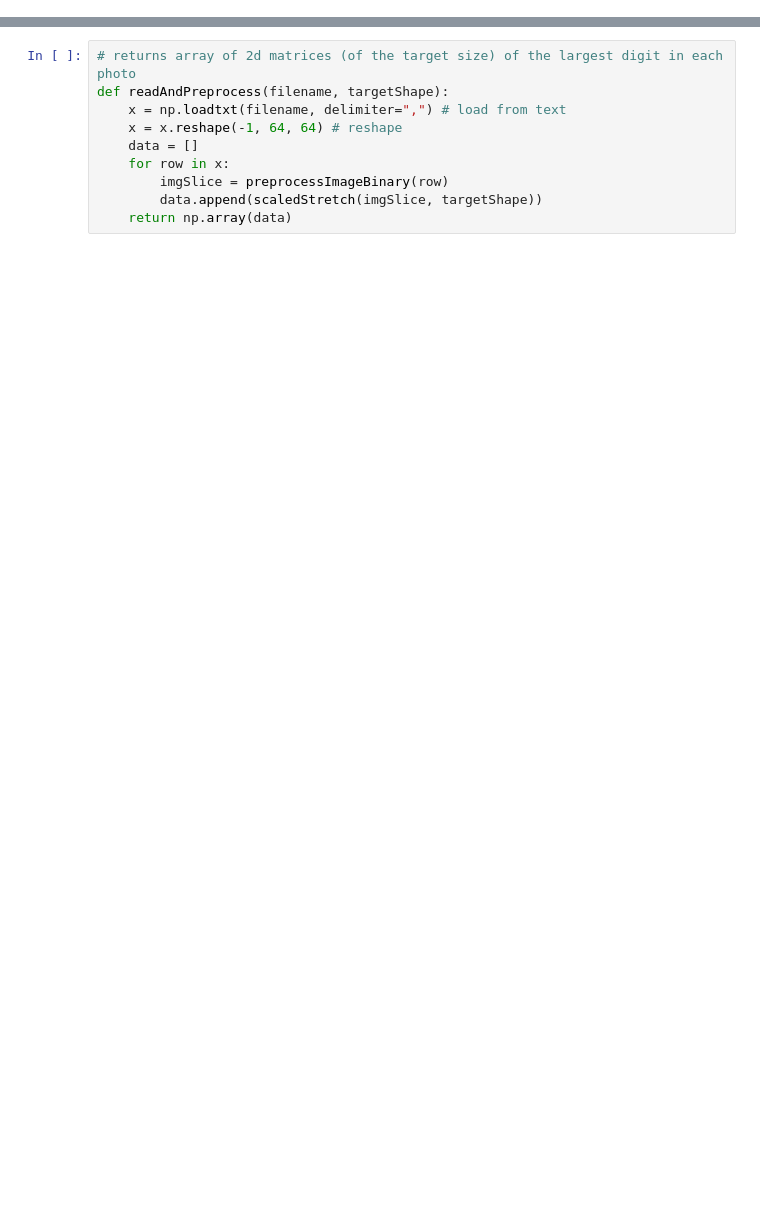
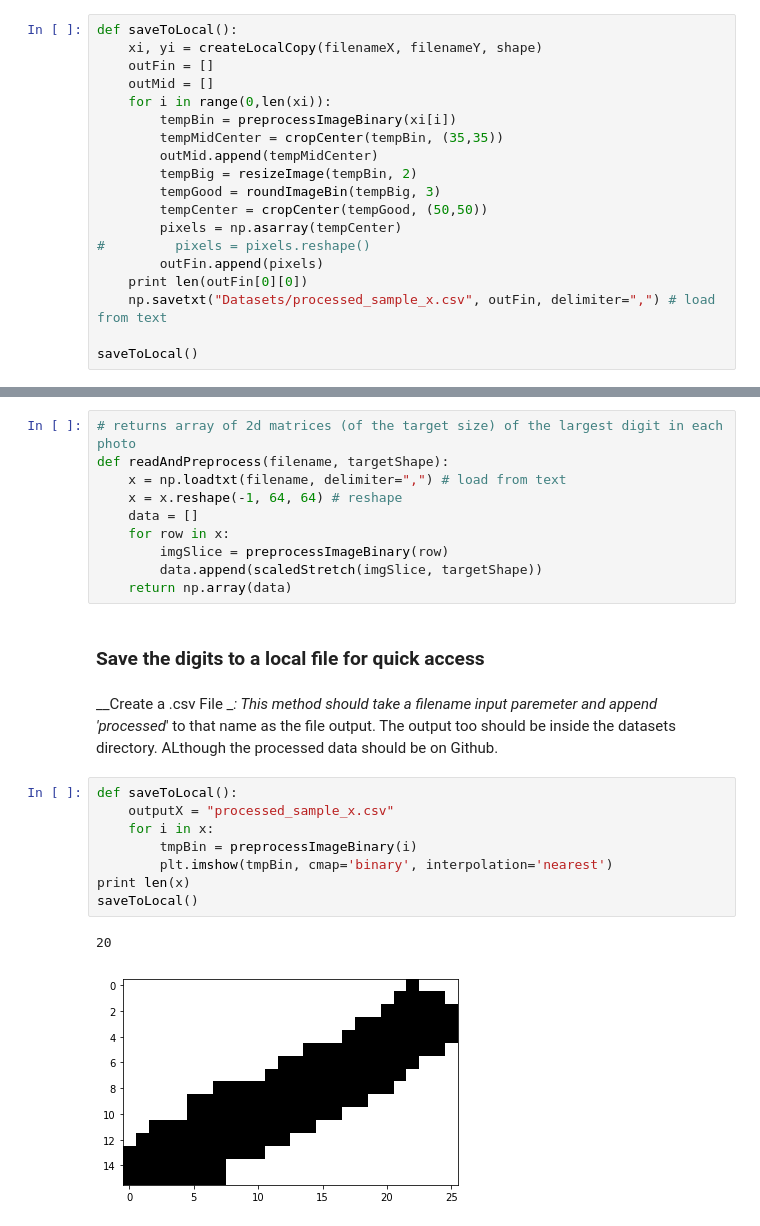
Before and after one commit to Angus-McLean/COMP551-Competition, a Jupyter notebook: 0_DataPreprocessing.ipynb, the cells around one changed output, grey strips where cells are left out. Saved outputs shown, nothing was run; the diff lists cells and outputs as text; blank space fills up the shorter version.

```diff
--- a/0_DataPreprocessing.ipynb
+++ b/0_DataPreprocessing.ipynb
@@ -215,0 +225,19 @@ plt.imshow(cropCenter(imgSlice, (35,35)), cmap='hot', interpolation='nearest')
+# %%
+def saveToLocal():
+    xi, yi = createLocalCopy(filenameX, filenameY, shape)
+    outFin = []
+    outMid = []
+    for i in range(0,len(xi)):
+        tempBin = preprocessImageBinary(xi[i])
+        tempMidCenter = cropCenter(tempBin, (35,35))
+        outMid.append(tempMidCenter)
+        tempBig = resizeImage(tempBin, 2)
+        tempGood = roundImageBin(tempBig, 3)
+        tempCenter = cropCenter(tempGood, (50,50))
+        pixels = np.asarray(tempCenter)
+#         pixels = pixels.reshape()
+        outFin.append(pixels)
+    print len(outFin[0][0])
+    np.savetxt("Datasets/processed_sample_x.csv", outFin, delimiter=",") # load from text
+
+saveToLocal()
@@ -275,3 +306,18 @@ def readAndPreprocess(filename, targetShape):
         imgSlice = preprocessImageBinary(row)
         data.append(scaledStretch(imgSlice, targetShape))
     return np.array(data)
+# %% [markdown]
+### Save the digits to a local file for quick access
+# %% [markdown]
+__Create a .csv File __: This method should take a filename input paremeter and append 'processed_' to that name as the file output. The output too should be inside the datasets directory. ALthough the processed data should be on Github.
+# %%
+def saveToLocal():
+    outputX = "processed_sample_x.csv"
+    for i in x:
+        tmpBin = preprocessImageBinary(i)
+        plt.imshow(tmpBin, cmap='binary', interpolation='nearest')
+print len(x)
+saveToLocal()
+# %% [output]
+20
+[figure, added]
```
Also changed, not shown: parts of 12 cells of this notebook.
